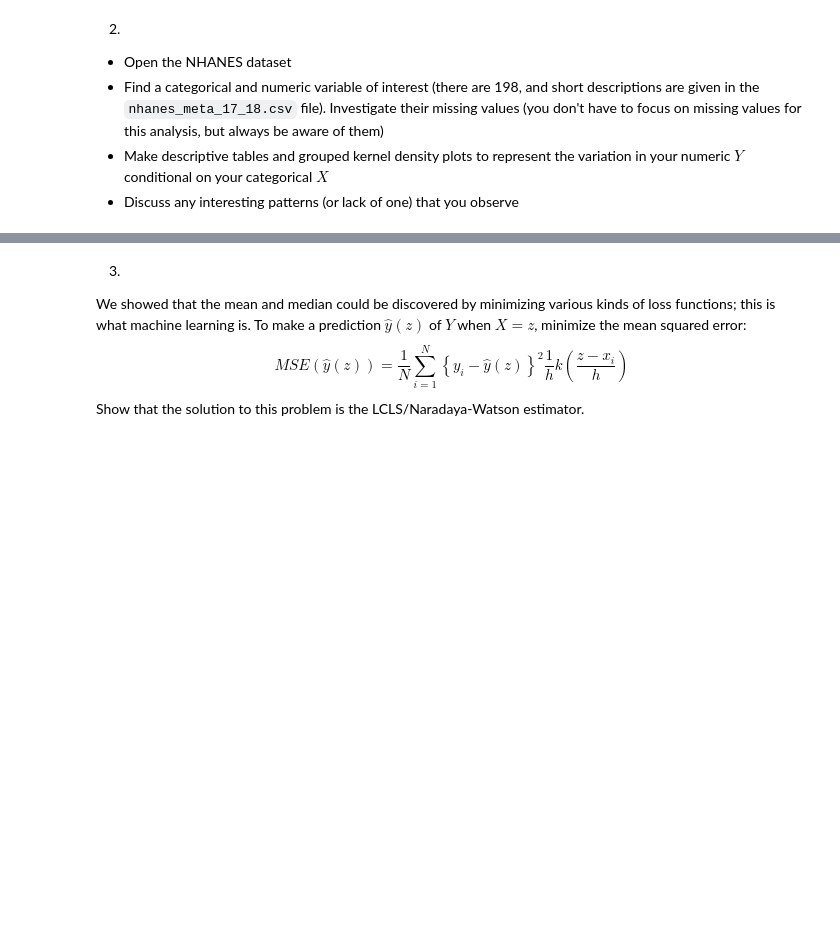
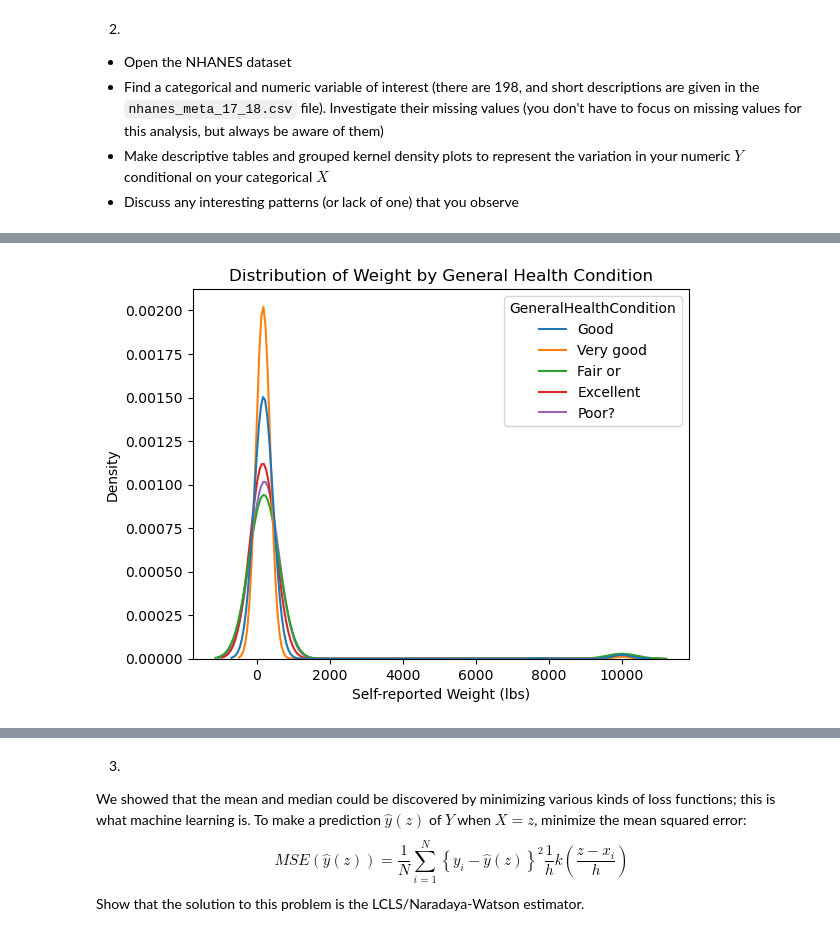
Before and after one commit to shawn01-kubo/DS-5030-Assignment3, a Jupyter notebook: assignment_3.ipynb, the cells around one changed output, grey strips where cells are left out. Cells and saved outputs as stored; diff of their text form; code cells hidden in the pictures; blank space fills up the shorter version.

```diff
--- a/assignment_3.ipynb
+++ b/assignment_3.ipynb
@@ -123,0 +143,7 @@ NHANES.head()
+# %%
+sns.kdeplot(data=NHANES, x='CurrentSelfreportedWeightPounds',hue='GeneralHealthCondition', common_norm=False).set(title="Distribution of Weight by General Health Condition")
+plt.xlabel("Self-reported Weight (lbs)")
+plt.ylabel("Density")
+plt.show()
+# %% [output]
+[figure, added]
```
Also changed, not shown: parts of 7 cells of this notebook.
